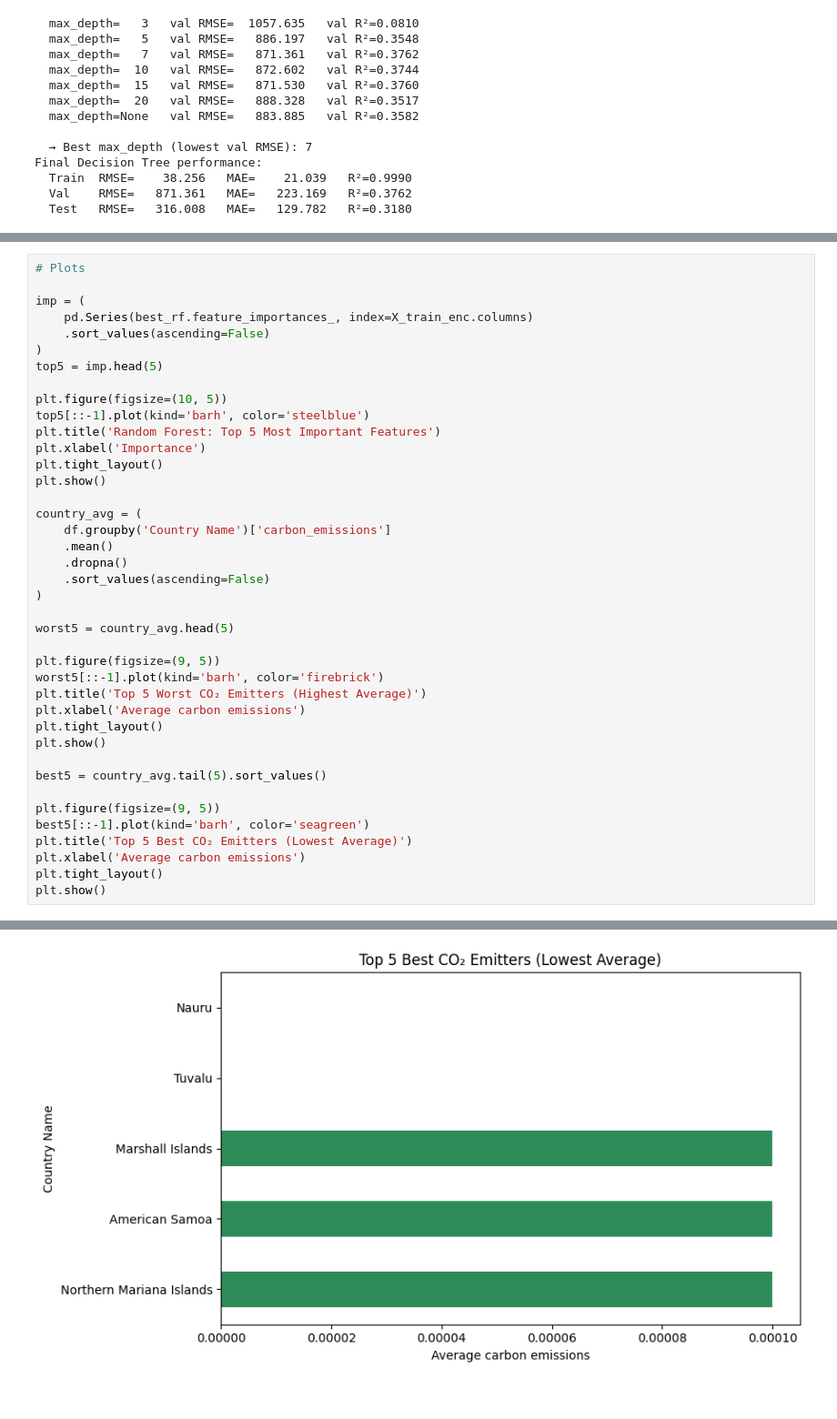
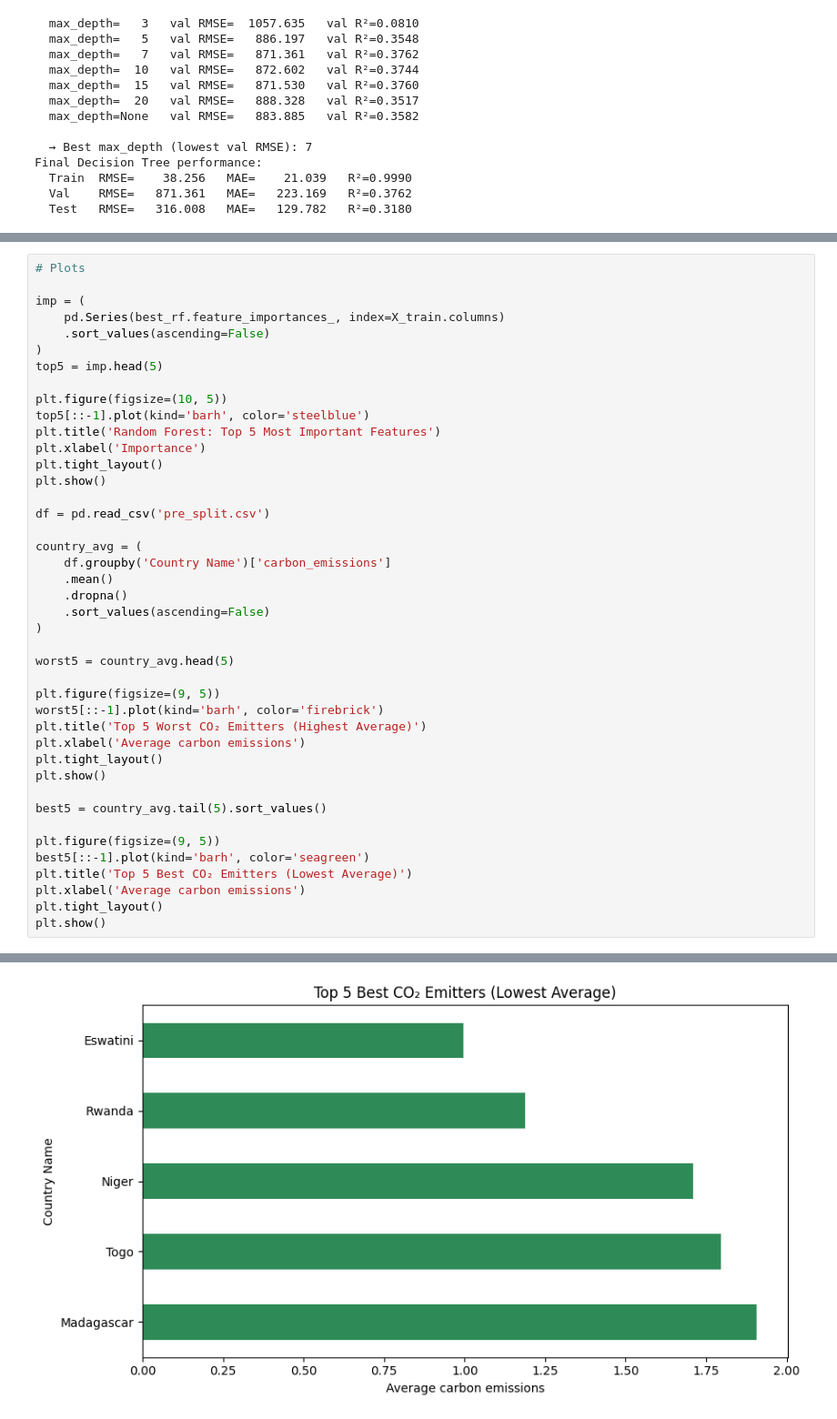
Before and after one commit to brycekassiotis/DS3010-Project, a Jupyter notebook: Olivia - Decision Tree and Random Forest.ipynb, the cells around one changed output, grey strips where cells are left out. Shown at 91% size. Saved outputs shown, nothing was run; the diff lists cells and outputs as text.

```diff
--- a/Olivia - Decision Tree and Random Forest.ipynb
+++ b/Olivia - Decision Tree and Random Forest.ipynb
@@ -176,7 +188,7 @@ Northern Mariana Islands   0.00
 # Plots
 
 imp = (
-    pd.Series(best_rf.feature_importances_, index=X_train_enc.columns)
+    pd.Series(best_rf.feature_importances_, index=X_train.columns)
     .sort_values(ascending=False)
 )
 top5 = imp.head(5)
@@ -187,6 +199,8 @@ plt.title('Random Forest: Top 5 Most Important Features')
 plt.xlabel('Importance')
 plt.tight_layout()
 plt.show()
+
+df = pd.read_csv('pre_split.csv')
 
 country_avg = (
     df.groupby('Country Name')['carbon_emissions']
@@ -218 +232 @@ plt.show()
-[figure, old version]
+[figure, new version]
```
Also changed, not shown: parts of 3 cells of this notebook.
